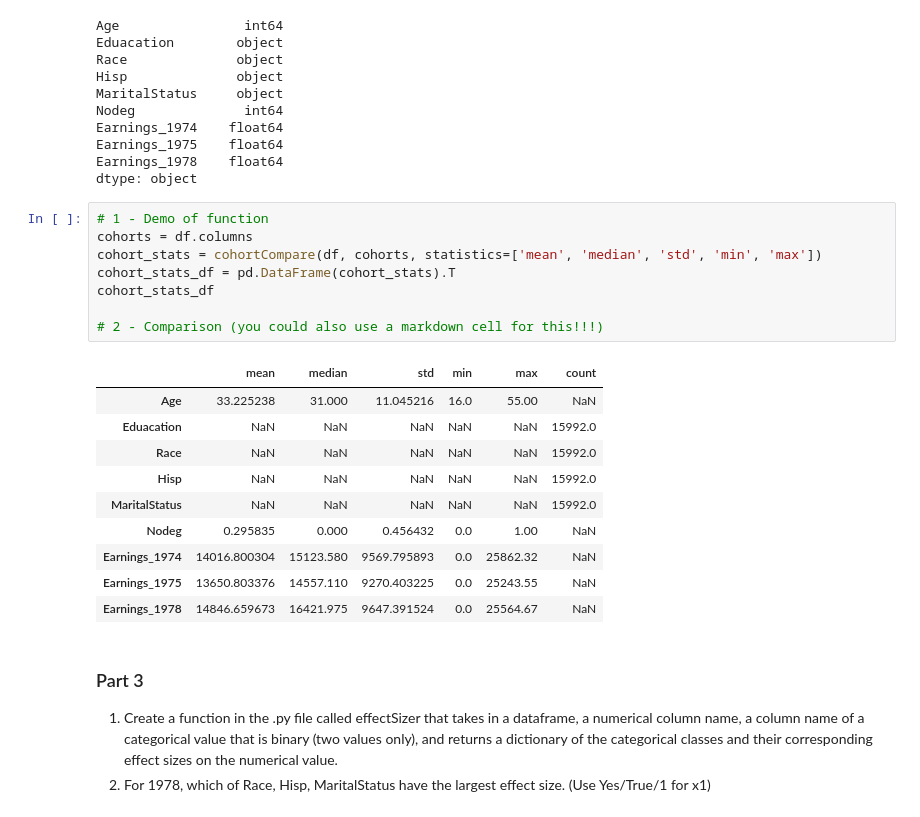
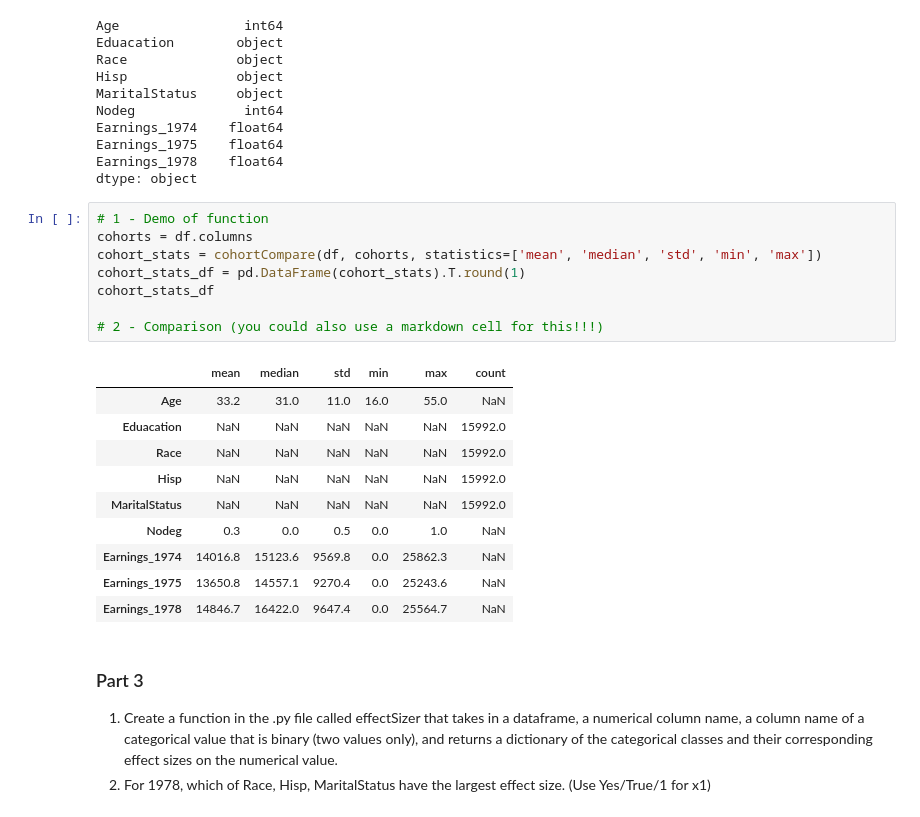
Before and after one commit to AkeemSemperDataScience/data3450-assignment-1-mlsiebold, a Jupyter notebook: START_Asn_1_2025.ipynb, the cells around one changed output. Cells and saved outputs as stored; diff of their text form.

```diff
--- a/START_Asn_1_2025.ipynb
+++ b/START_Asn_1_2025.ipynb
@@ -166,22 +192,22 @@ dtype: object
 # %%
 # 1 - Demo of function
 cohorts = df.columns
 cohort_stats = cohortCompare(df, cohorts, statistics=['mean', 'median', 'std', 'min', 'max'])
-cohort_stats_df = pd.DataFrame(cohort_stats).T
+cohort_stats_df = pd.DataFrame(cohort_stats).T.round(1)
 cohort_stats_df
 
 # 2 - Comparison (you could also use a markdown cell for this!!!)
 # %% [output]
 |  | mean | median | std | min | max | count |
-| Age | 33.225238 | 31.000 | 11.045216 | 16.0 | 55.00 | NaN |
+| Age | 33.2 | 31.0 | 11.0 | 16.0 | 55.0 | NaN |
 | Eduacation | NaN | NaN | NaN | NaN | NaN | 15992.0 |
 | Race | NaN | NaN | NaN | NaN | NaN | 15992.0 |
 | Hisp | NaN | NaN | NaN | NaN | NaN | 15992.0 |
 | MaritalStatus | NaN | NaN | NaN | NaN | NaN | 15992.0 |
-| Nodeg | 0.295835 | 0.000 | 0.456432 | 0.0 | 1.00 | NaN |
-| Earnings_1974 | 14016.800304 | 15123.580 | 9569.795893 | 0.0 | 25862.32 | NaN |
-| Earnings_1975 | 13650.803376 | 14557.110 | 9270.403225 | 0.0 | 25243.55 | NaN |
-| Earnings_1978 | 14846.659673 | 16421.975 | 9647.391524 | 0.0 | 25564.67 | NaN |
+| Nodeg | 0.3 | 0.0 | 0.5 | 0.0 | 1.0 | NaN |
+| Earnings_1974 | 14016.8 | 15123.6 | 9569.8 | 0.0 | 25862.3 | NaN |
+| Earnings_1975 | 13650.8 | 14557.1 | 9270.4 | 0.0 | 25243.6 | NaN |
+| Earnings_1978 | 14846.7 | 16422.0 | 9647.4 | 0.0 | 25564.7 | NaN |
 # %% [markdown]
 ### Part 3
 
```
Also changed, not shown: parts of 6 cells of this notebook.
